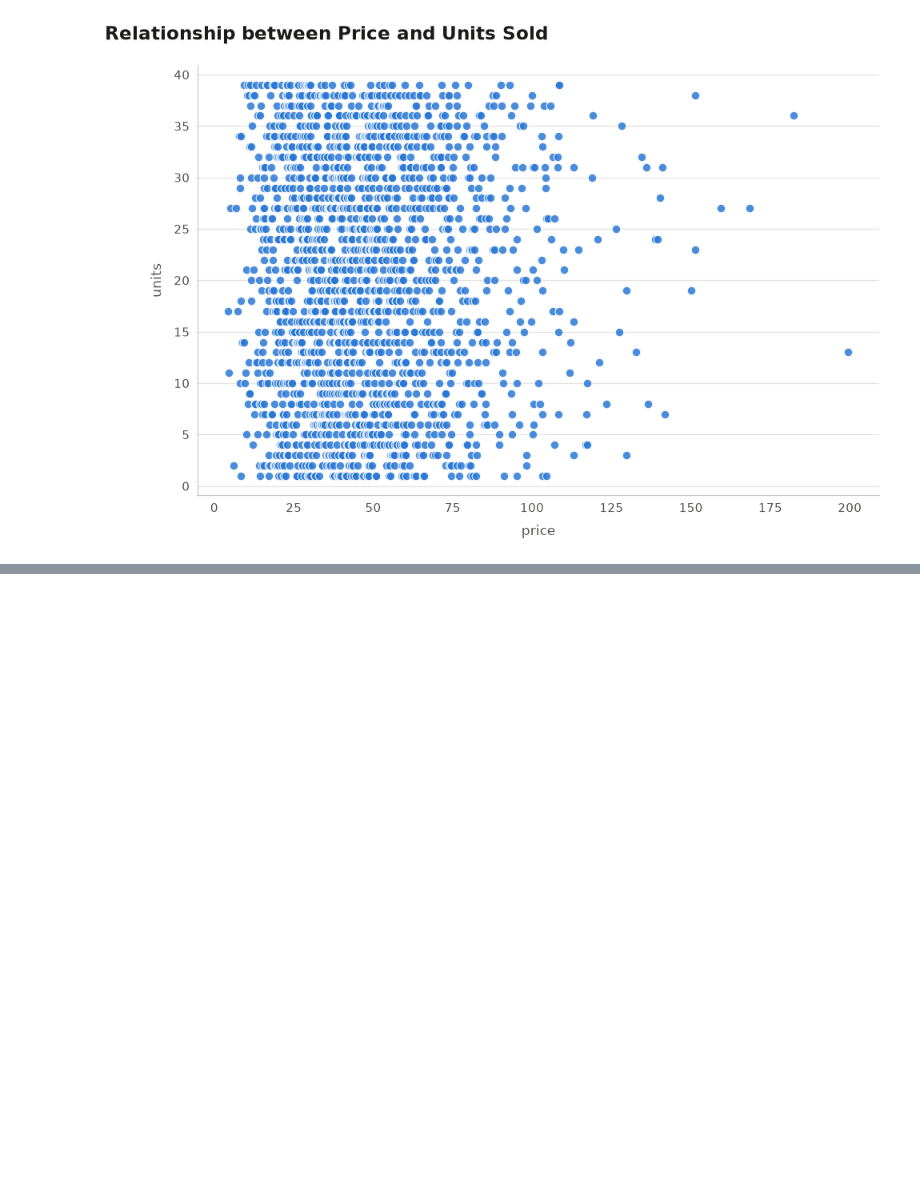
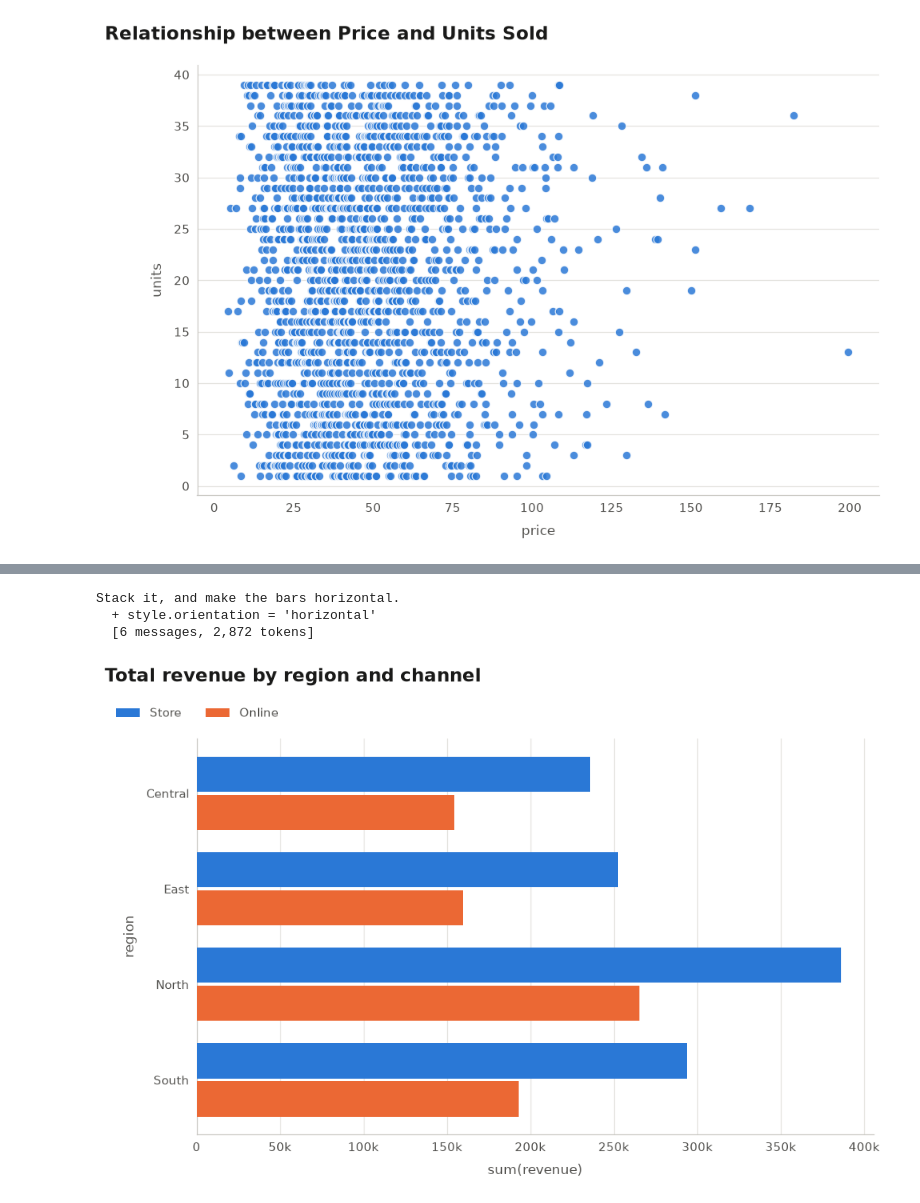
Before and after one commit to jmlopezfabian/jsonplot, a Jupyter notebook: examples/pydantic_ai_agent.ipynb, the cells around one changed output, grey strips where cells are left out. Cells and saved outputs as stored; diff of their text form; code cells hidden in the pictures; blank space fills up the shorter version.

```diff
--- a/examples/pydantic_ai_agent.ipynb
+++ b/examples/pydantic_ai_agent.ipynb
@@ -265,0 +362,7 @@ figures[3]
+# %%
+await chat.ask("Stack it, and make the bars horizontal.")
+# %% [output]
+Stack it, and make the bars horizontal.
+  + style.orientation = 'horizontal'
+  [6 messages, 2,872 tokens]
+[figure, added]
```
Also changed, not shown: parts of 6 cells of this notebook, 1 other file.
